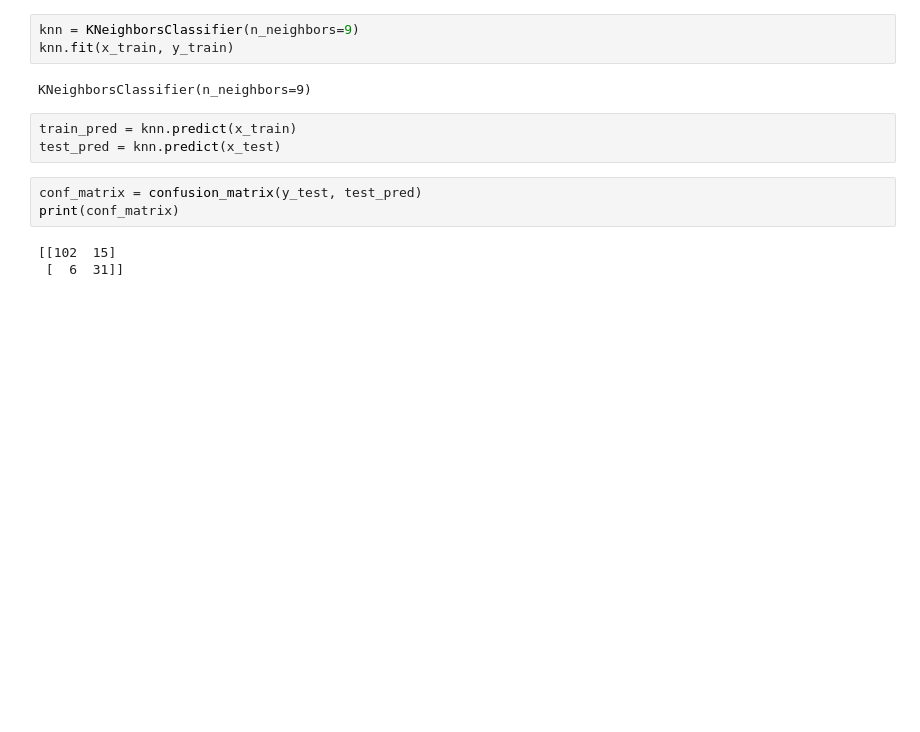
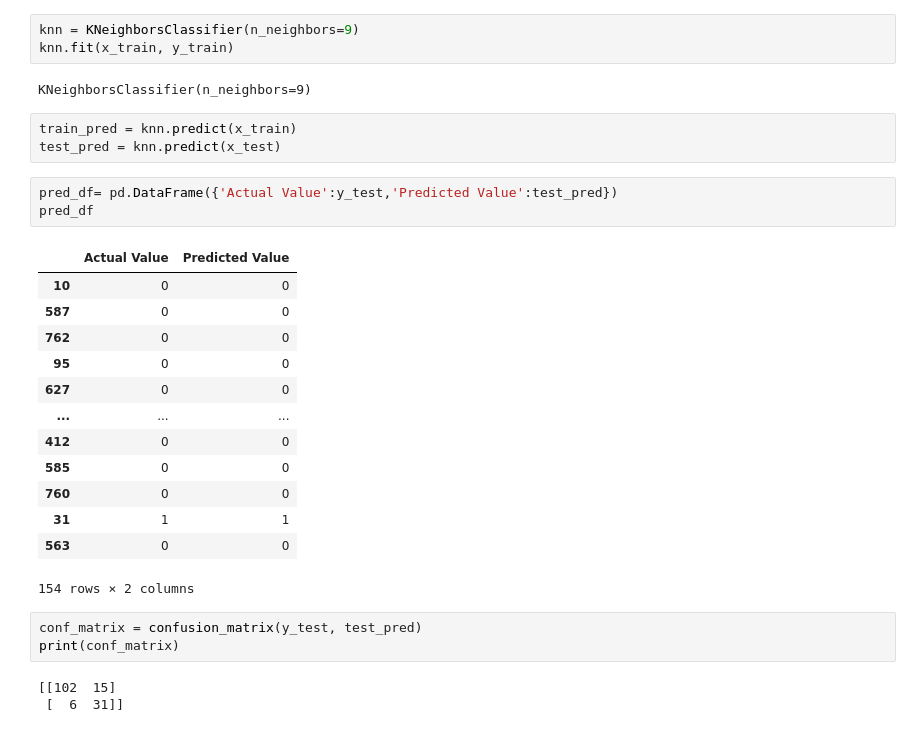
Before and after one commit to AbdelrahmanMohamed1026/Ai-Tasks, a Jupyter notebook: KNN_assignment.ipynb, the cells around one changed output. Drawn from its saved outputs; the diff is of its cells as text; blank space fills up the shorter version.

```diff
--- a/KNN_assignment.ipynb
+++ b/KNN_assignment.ipynb
@@ -119,6 +118,23 @@ KNeighborsClassifier(n_neighbors=9)
 # %%
 train_pred = knn.predict(x_train)
 test_pred = knn.predict(x_test)
+# %%
+pred_df= pd.DataFrame({'Actual Value':y_test,'Predicted Value':test_pred})
+pred_df
+# %% [output]
+|  | Actual Value | Predicted Value |
+| 10 | 0 | 0 |
+| 587 | 0 | 0 |
+| 762 | 0 | 0 |
+| 95 | 0 | 0 |
+| 627 | 0 | 0 |
+| ... | ... | ... |
+| 412 | 0 | 0 |
+| 585 | 0 | 0 |
+| 760 | 0 | 0 |
+| 31 | 1 | 1 |
+| 563 | 0 | 0 |
+154 rows × 2 columns
 # %%
 conf_matrix = confusion_matrix(y_test, test_pred)
 print(conf_matrix)
```
Also changed, not shown: parts of 2 cells of this notebook.
